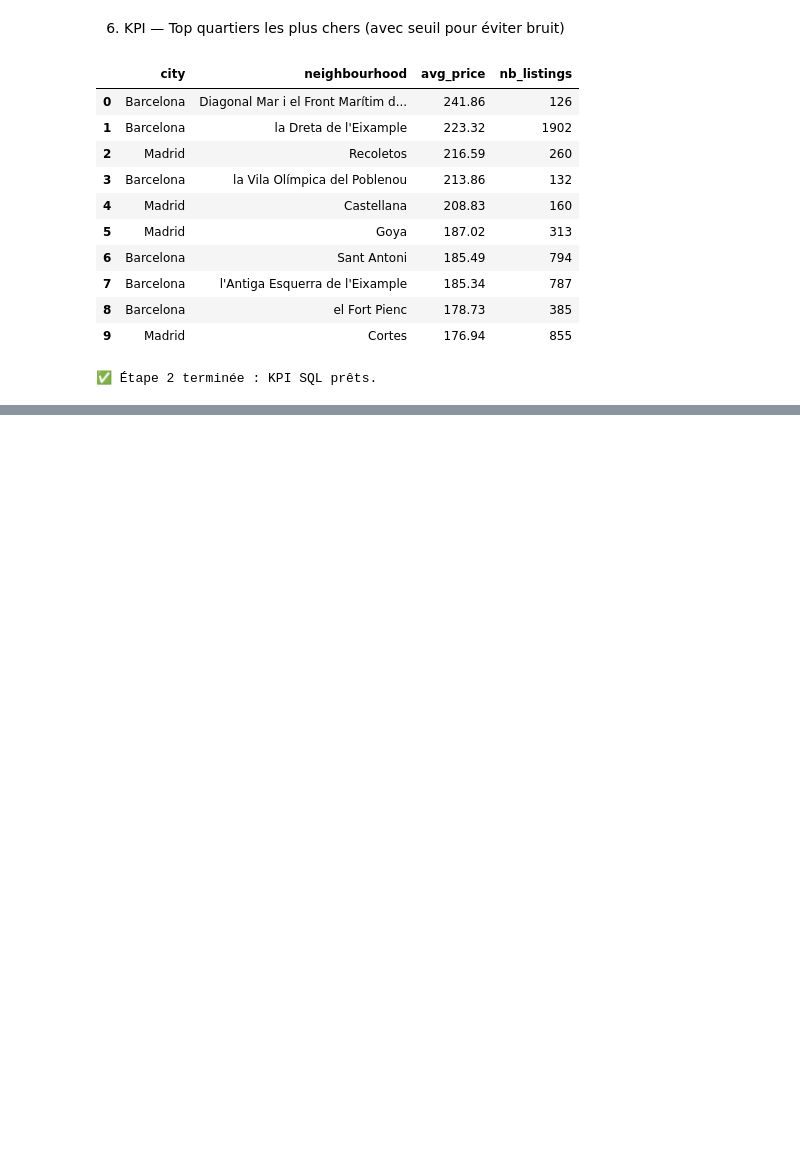
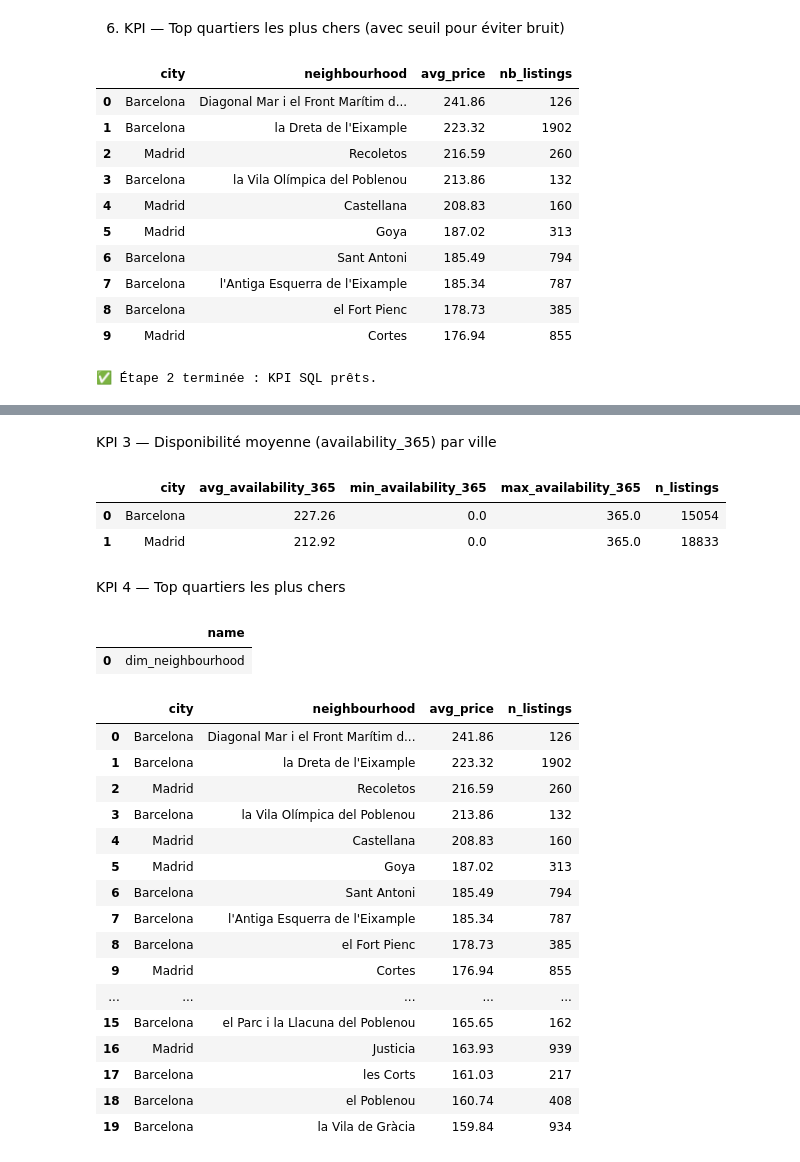
Before and after one commit to Hakki-Mohamed/projet-fil-rouge-airbnb-maroc, a Jupyter notebook: notebooks/05_sql_kpis_star_schema.ipynb, the cells around one changed output, grey strips where cells are left out. Drawn from its saved outputs; the diff is of its cells as text; code cells hidden in the pictures; blank space fills up the shorter version.

```diff
--- a/notebooks/05_sql_kpis_star_schema.ipynb
+++ b/notebooks/05_sql_kpis_star_schema.ipynb
@@ -138,0 +141,8 @@ print("✅ Étape 2 terminée : KPI SQL prêts.")
+# %%
+import sqlite3
+import pandas as pd
+
+conn = sqlite3.connect("../data/processed/airbnb_analysis.db")
+
+# Tables dispo
+pd.read_sql("SELECT name FROM sqlite_master WHERE type='table';", conn)
@@ -138,0 +172,3 @@ print("✅ Étape 2 terminée : KPI SQL prêts.")
+# %%
+def q(sql: str):
+    return pd.read_sql(sql, conn)
@@ -138,0 +221,61 @@ print("✅ Étape 2 terminée : KPI SQL prêts.")
+# %% [markdown]
+KPI 3 — Disponibilité moyenne (availability_365) par ville
+# %%
+kpi3 = q("""
+SELECT
+  c.city,
+  ROUND(AVG(f.availability_365), 2) AS avg_availability_365,
+  ROUND(MIN(f.availability_365), 2) AS min_availability_365,
+  ROUND(MAX(f.availability_365), 2) AS max_availability_365,
+  COUNT(*) AS n_listings
+FROM fact_listings f
+JOIN dim_city c ON f.city_id = c.city_id
+GROUP BY c.city
+ORDER BY avg_availability_365 DESC;
+""")
+kpi3
+# %% [output]
+|  | city | avg_availability_365 | min_availability_365 | max_availability_365 | n_listings |
+| 0 | Barcelona | 227.26 | 0.0 | 365.0 | 15054 |
+| 1 | Madrid | 212.92 | 0.0 | 365.0 | 18833 |
+# %% [markdown]
+KPI 4 — Top quartiers les plus chers
+# %%
+q("SELECT name FROM sqlite_master WHERE type='table' AND name='dim_neighbourhood';")
+# %% [output]
+|  | name |
+| 0 | dim_neighbourhood |
+# %%
+kpi4 = q("""
+SELECT
+  c.city,
+  n.neighbourhood,
+  ROUND(AVG(f.price), 2) AS avg_price,
+  COUNT(*) AS n_listings
+FROM fact_listings f
+JOIN dim_city c ON f.city_id = c.city_id
+JOIN dim_neighbourhood n ON f.neighbourhood_id = n.neighbourhood_id
+GROUP BY c.city, n.neighbourhood
+HAVING n_listings >= 30
+ORDER BY avg_price DESC
+LIMIT 20;
+""")
+kpi4
+# %% [output]
+|  | city | neighbourhood | avg_price | n_listings |
+| 0 | Barcelona | Diagonal Mar i el Front Marítim d... | 241.86 | 126 |
+| 1 | Barcelona | la Dreta de l'Eixample | 223.32 | 1902 |
+| 2 | Madrid | Recoletos | 216.59 | 260 |
+| 3 | Barcelona | la Vila Olímpica del Poblenou | 213.86 | 132 |
+| 4 | Madrid | Castellana | 208.83 | 160 |
+| 5 | Madrid | Goya | 187.02 | 313 |
+| 6 | Barcelona | Sant Antoni | 185.49 | 794 |
+| 7 | Barcelona | l'Antiga Esquerra de l'Eixample | 185.34 | 787 |
+| 8 | Barcelona | el Fort Pienc | 178.73 | 385 |
+| 9 | Madrid | Cortes | 176.94 | 855 |
+| ... | ... | ... | ... | ... |
+| 15 | Barcelona | el Parc i la Llacuna del Poblenou | 165.65 | 162 |
+| 16 | Madrid | Justicia | 163.93 | 939 |
+| 17 | Barcelona | les Corts | 161.03 | 217 |
+| 18 | Barcelona | el Poblenou | 160.74 | 408 |
+| 19 | Barcelona | la Vila de Gràcia | 159.84 | 934 |
```
Also changed, not shown: parts of 14 cells of this notebook.
